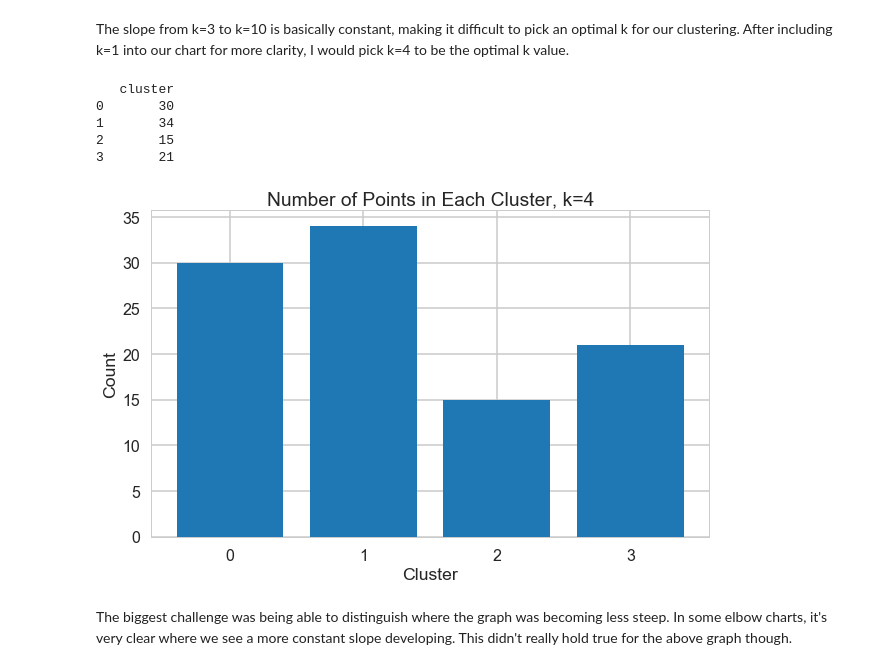
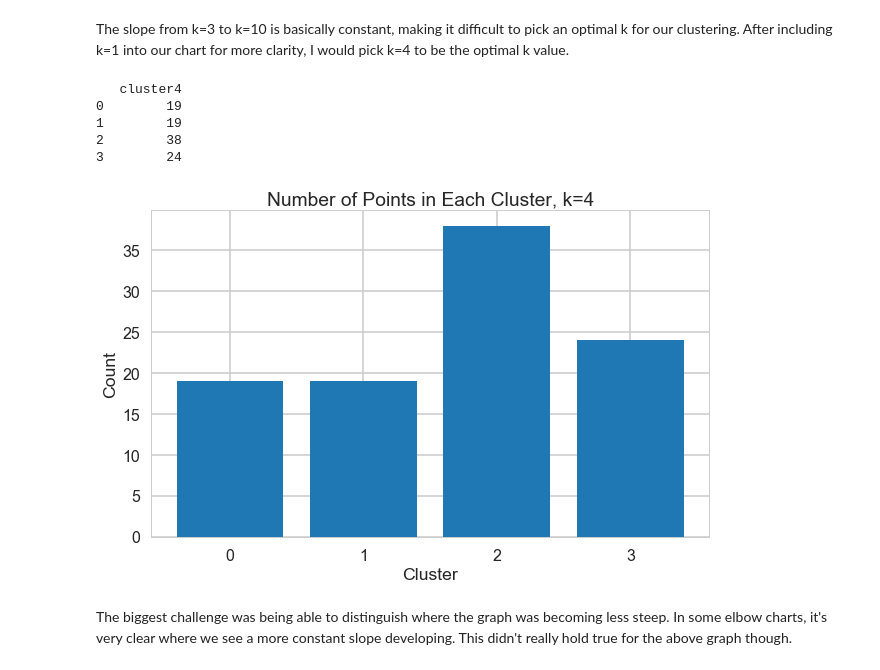
Before and after one commit to isabelvanzijl/Springboard_Other, a Jupyter notebook: Clustering/Mini_Project_Clustering.ipynb, the cells around one changed output. Drawn from its saved outputs; the diff is of its cells as text; code cells hidden in the pictures.

Commit message:
clustering exercise

```diff
--- a/Clustering/Mini_Project_Clustering.ipynb
+++ b/Clustering/Mini_Project_Clustering.ipynb
@@ -154,26 +154,26 @@ The slope from k=3 to k=10 is basically constant, making it difficult to pick an
 # %%
 # computer kmeans where k=4
 bestk = 4
 kmeans_bestk = KMeans(n_clusters=bestk)
-customers_offers['cluster'] = kmeans_bestk.fit_predict(x_cols)
-cluster_count = pd.DataFrame(customers_offers['cluster'].value_counts().sort_index())
+customers_offers['cluster4'] = kmeans_bestk.fit_predict(x_cols)
+cluster_count = pd.DataFrame(customers_offers['cluster4'].value_counts().sort_index())
 print(cluster_count)
 
 # plot bar graph of clusters and number of data points in each cluster
 plt.figure(figsize=(10,6))
-plt.bar(cluster_count.index,cluster_count.cluster)
+plt.bar(cluster_count.index,cluster_count.cluster4)
 plt.xticks(cluster_count.index)
 plt.xlabel('Cluster')
 plt.ylabel('Count')
 plt.title('Number of Points in Each Cluster, k=4')
 plt.show()
 # %% [output]
-   cluster
-0       30
-1       34
-2       15
-3       21
+   cluster4
+0        19
+1        19
+2        38
+3        24
-[figure, old version]
+[figure, new version]
 # %% [markdown]
 The biggest challenge was being able to distinguish where the graph was becoming less steep. In some elbow charts, it's very clear where we see a more constant slope developing. This didn't really hold true for the above graph though.
 # %% [markdown]
```
Also changed, not shown: parts of 4 cells of this notebook.
